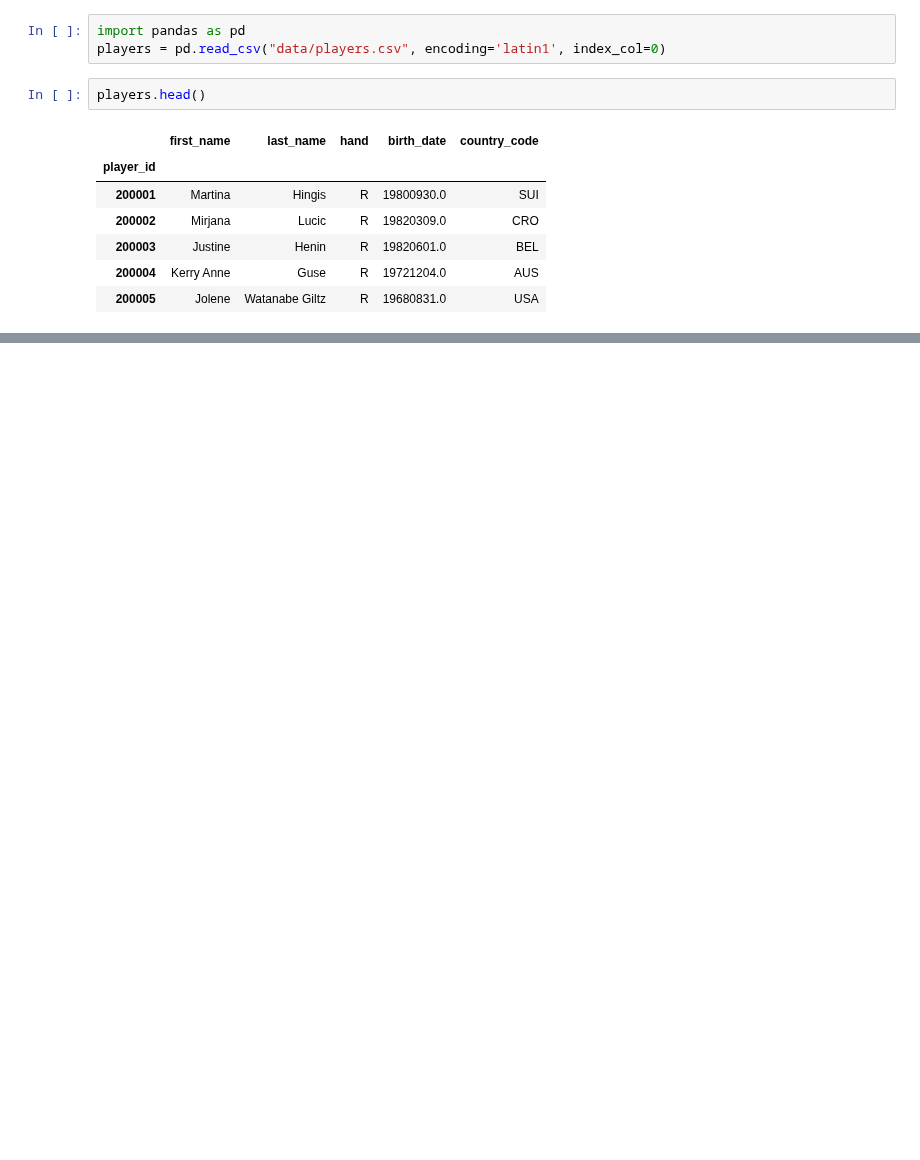
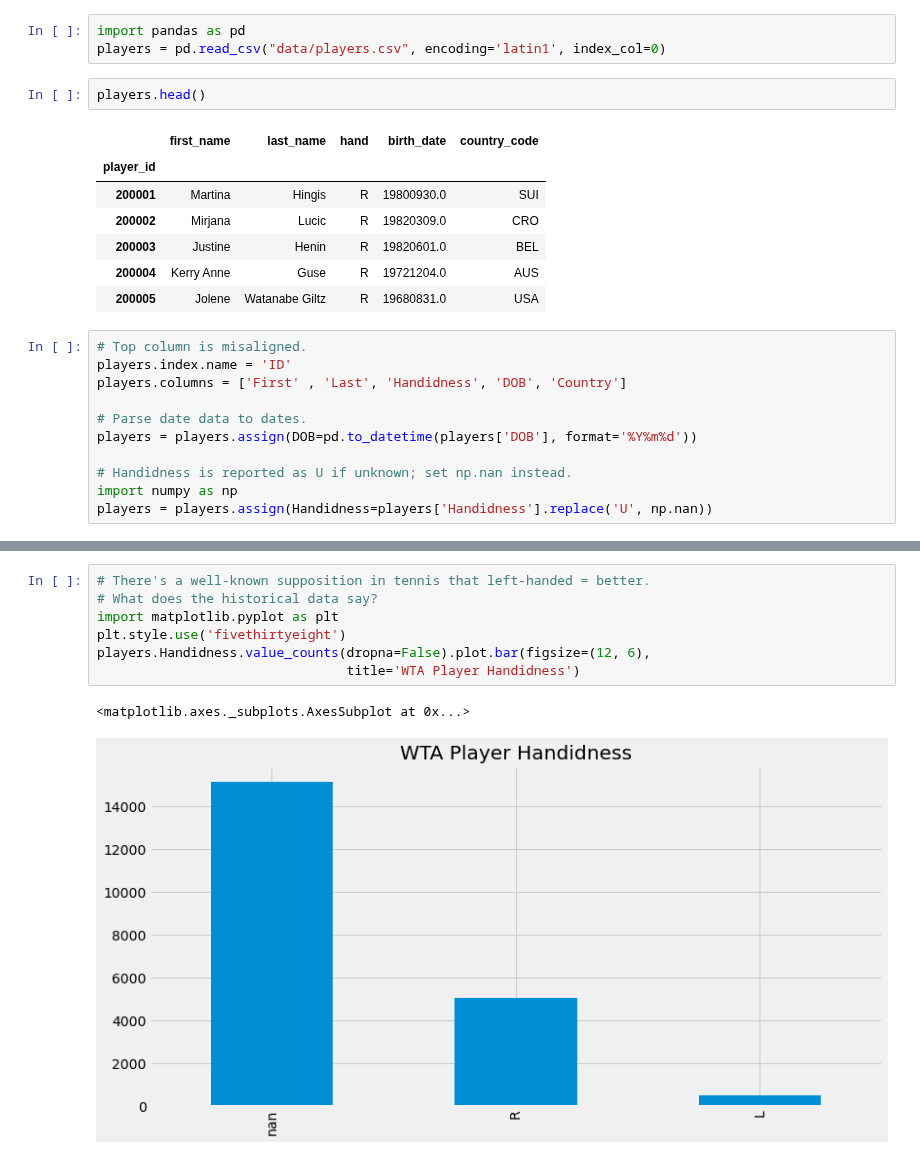
Before and after one commit to alwinruby/WTA, a Jupyter notebook: exploring1.ipynb, the cells around one changed output, grey strips where cells are left out. Saved outputs shown, nothing was run; the diff lists cells and outputs as text; blank space fills up the shorter version.

Commit message:
Player date of birth

```diff
--- a/exploring1.ipynb
+++ b/exploring1.ipynb
@@ -11,3 +11,14 @@ players.head()
 | 200003 | Justine | Henin | R | 19820601.0 | BEL |
 | 200004 | Kerry Anne | Guse | R | 19721204.0 | AUS |
 | 200005 | Jolene | Watanabe Giltz | R | 19680831.0 | USA |
+# %%
+# Top column is misaligned.
+players.index.name = 'ID'
+players.columns = ['First' , 'Last', 'Handidness', 'DOB', 'Country']
+
+# Parse date data to dates.
+players = players.assign(DOB=pd.to_datetime(players['DOB'], format='%Y%m%d'))
+
+# Handidness is reported as U if unknown; set np.nan instead.
+import numpy as np
+players = players.assign(Handidness=players['Handidness'].replace('U', np.nan))
@@ -13,0 +35,10 @@ players.head()
+# %%
+# There's a well-known supposition in tennis that left-handed = better.
+# What does the historical data say?
+import matplotlib.pyplot as plt
+plt.style.use('fivethirtyeight')
+players.Handidness.value_counts(dropna=False).plot.bar(figsize=(12, 6),
+                                title='WTA Player Handidness')
+# %% [output]
+<matplotlib.axes._subplots.AxesSubplot at 0x...>
+[figure, added]
```
Also changed, not shown: parts of 2 cells of this notebook.
